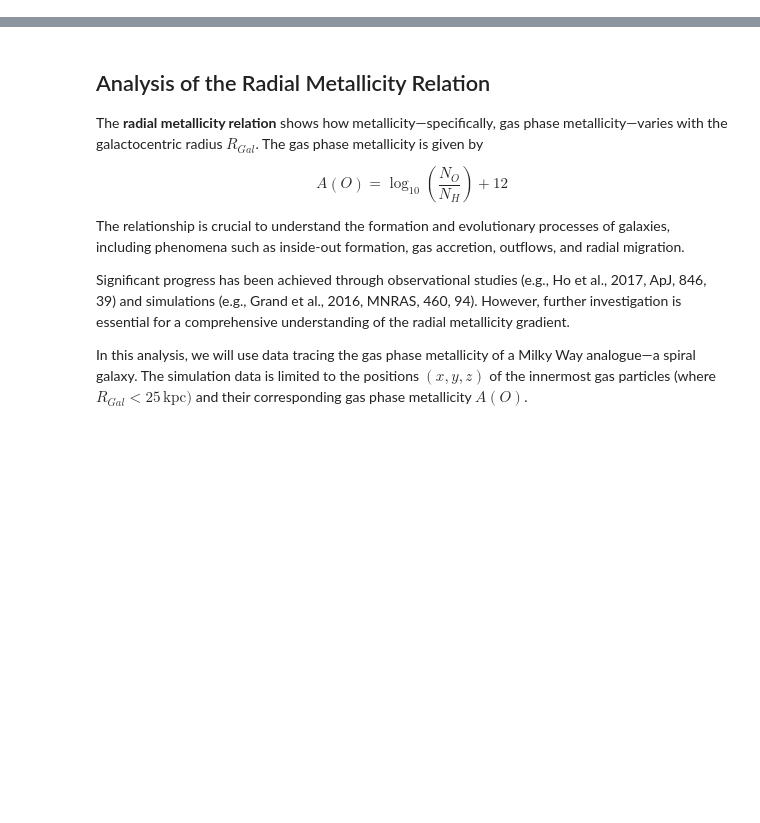
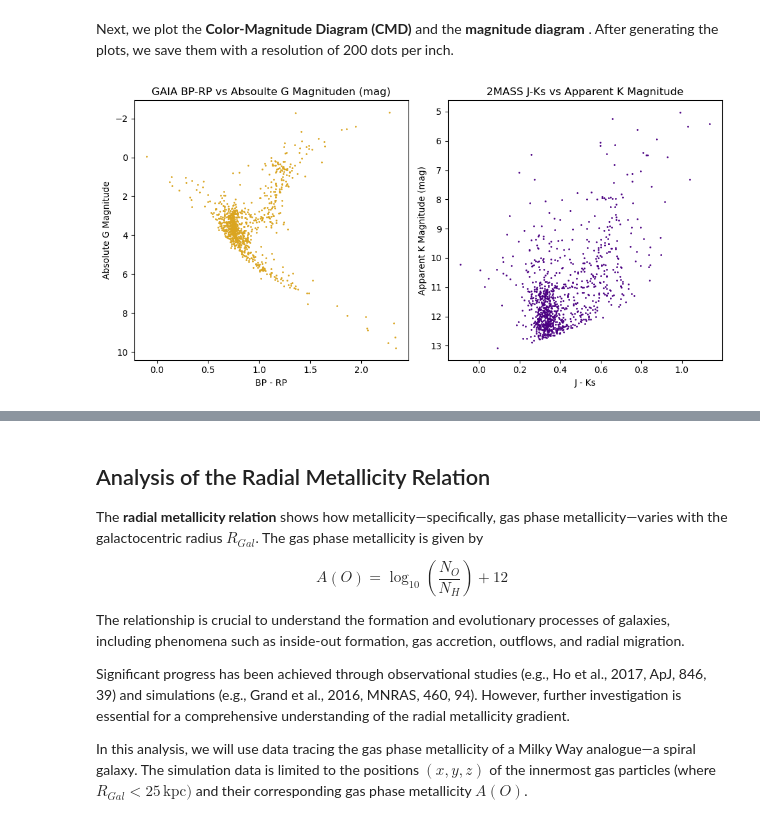
Before and after one commit to ishfahanirsyd/astronomical_computing, a Jupyter notebook: Code.ipynb, the cells around one changed output, grey strips where cells are left out. Drawn from its saved outputs; the diff is of its cells as text; code cells hidden in the pictures; blank space fills up the shorter version.

```diff
--- a/Question3.ipynb
+++ b/Code.ipynb
@@ -0,0 +89,3 @@
+# %%
+# Remove stars with bad 2MASS photometry (ph_qual != 'AAA')
+quality_mask = (xmatch_results['ph_qual'] == 'AAA')
@@ -0,0 +94,3 @@
+# %%
+# Remove stars with non-positive parallax
+quality_mask2 = (xmatch_results['parallax'] > 0)
@@ -0,0 +101,4 @@
+# %%
+filtered_results = (quality_mask) & (quality_mask2)
+filtered_results_final= xmatch_results[filtered_results]
+print(filtered_results_final)
@@ -0,0 +136,33 @@
+# %%
+# Calculate absolute G magnitude (G_abs = G - 5 * log10(d) + 5)
+distance_pc = 1000 / filtered_results_final['parallax']  # parallax is in milliarcseconds
+G_abs = filtered_results_final['phot_g_mean_mag'] - 5 * np.log10(distance_pc) + 5
+
+J_Ks_mag= filtered_results_final['j_m'] - filtered_results_final['ks_m']
+# %% [markdown]
+Next, we plot the **Color-Magnitude Diagram (CMD)** and the **magnitude diagram** . After generating the plots, we save them with a resolution of 200 dots per inch.
+# %%
+import matplotlib.pyplot as plt
+
+fig, axs = plt.subplots(1, 2, figsize=(10, 5))
+
+# (a) Gaia BP-RP vs. absolute G magnitude (CMD)
+axs[0].scatter(filtered_results_final['bp_rp'], G_abs, color='goldenrod', s=1)
+axs[0].invert_yaxis()  # Absolute magnitude decreases upwards
+axs[0].set_xlabel('BP - RP')
+axs[0].set_ylabel('Absolute G Magnitude')
+axs[0].set_title('GAIA BP-RP vs Absoulte G Magnituden (mag)')
+
+# (b) 2MASS J-Ks vs. apparent Ks magnitude
+axs[1].scatter(J_Ks_mag, filtered_results_final['ks_m'], color='indigo', s=1)
+axs[1].invert_yaxis()  # Magnitude decreases upwards
+axs[1].set_xlabel('J - Ks')
+axs[1].set_ylabel('Apparent K Magnitude (mag)')
+axs[1].set_title('2MASS J-Ks vs Apparent K Magnitude')
+
+# Save the figure
+plt.tight_layout()
+plt.savefig('figures/cmds_M67.png', dpi=200)
+plt.show()
+# %% [output]
+[figure, added]
```
Also changed, not shown: parts of 22 cells of this notebook, 2 other files.
